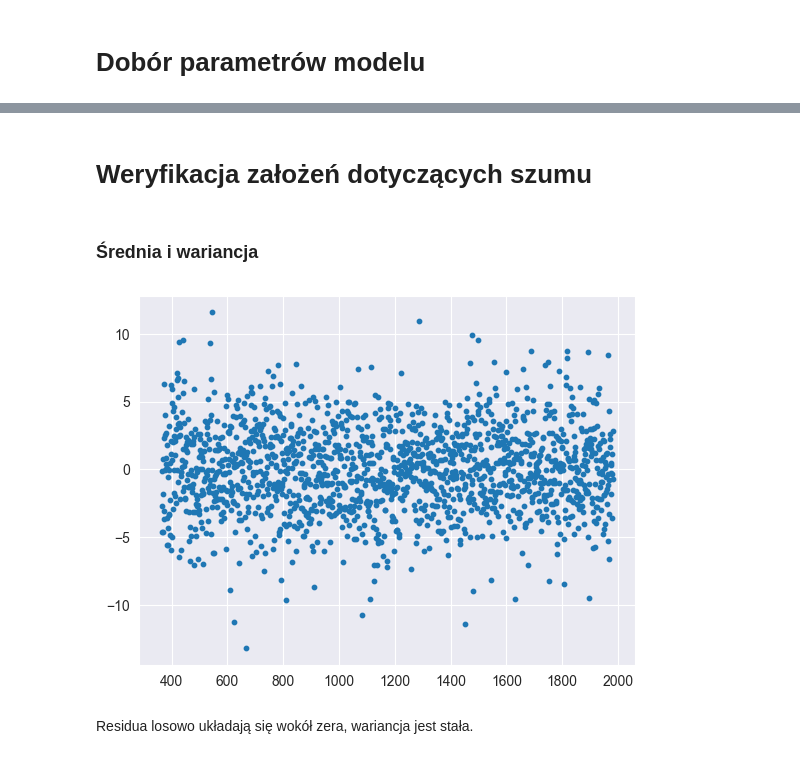
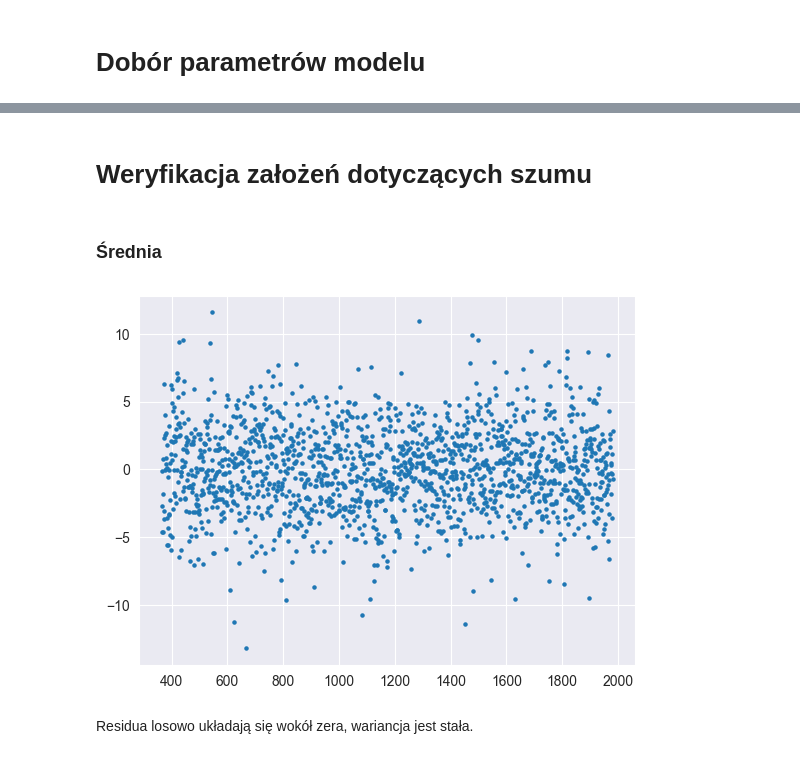
Before and after one commit to mlubneuskaya/weather, a Jupyter notebook: weather.ipynb, the cells around one changed output, grey strips where cells are left out. Saved outputs shown, nothing was run; the diff lists cells and outputs as text; code cells hidden in the pictures.

```diff
--- a/weather.ipynb
+++ b/weather.ipynb
@@ -200,5 +202,3 @@ print(parameters)
-# %% [markdown]
-# Weryfikacja założeń dotyczących szumu
 # %%
 model = ARIMA(no_seasonality_train_temp[365:], order=(p, 0, q)).fit()
 # %%
@@ -206,9 +207,11 @@ residuals = model.resid
+# %% [markdown]
+# Weryfikacja założeń dotyczących szumu
 # %% [markdown]
-### Średnia i wariancja
+### Średnia
 # %%
-plt.scatter(range(365, 365 + len(residuals)), residuals, s=10)
+plt.scatter(range(365, 365 + len(residuals)), residuals, s=5)
 plt.savefig('pictures\\szum.pdf')
 # %% [output]
-[figure, old version]
+[figure, new version]
 # %% [markdown]
 Residua losowo układają się wokół zera, wariancja jest stała.
```
Also changed, not shown: parts of 48 cells of this notebook, 13 other files.
